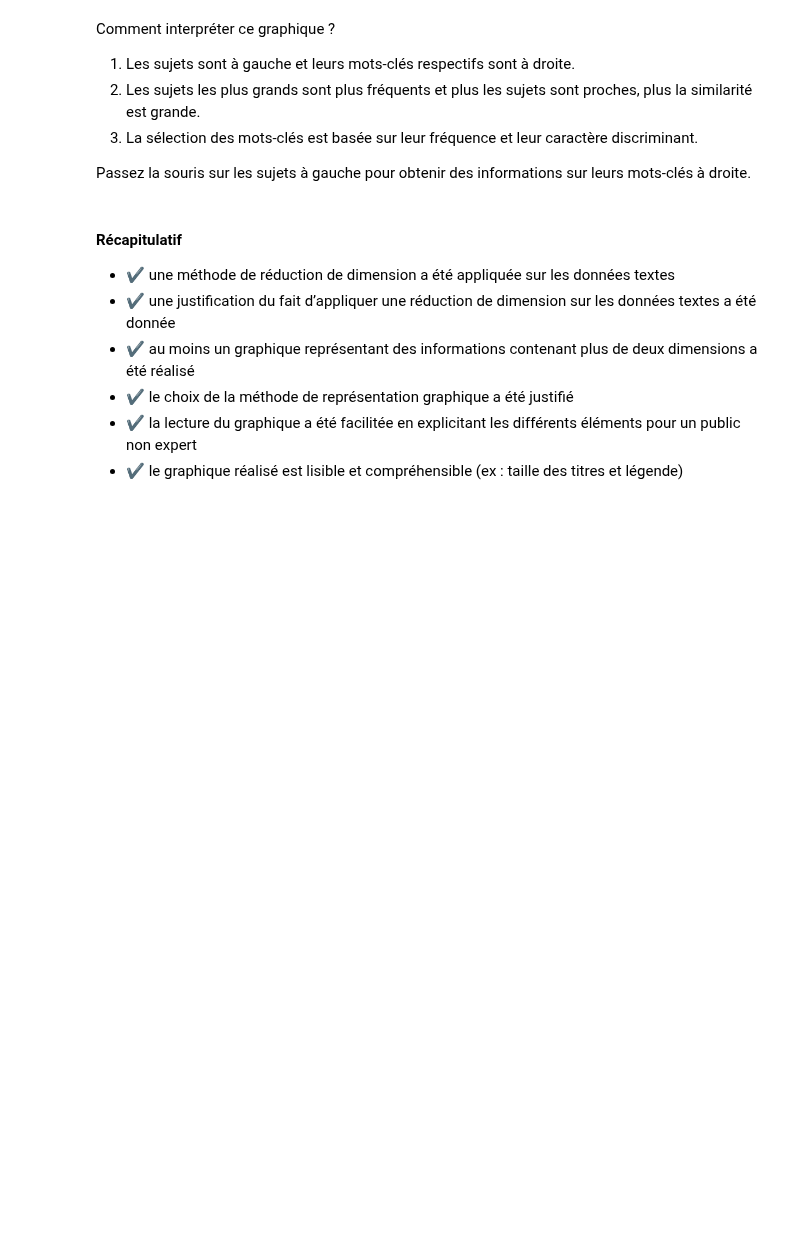
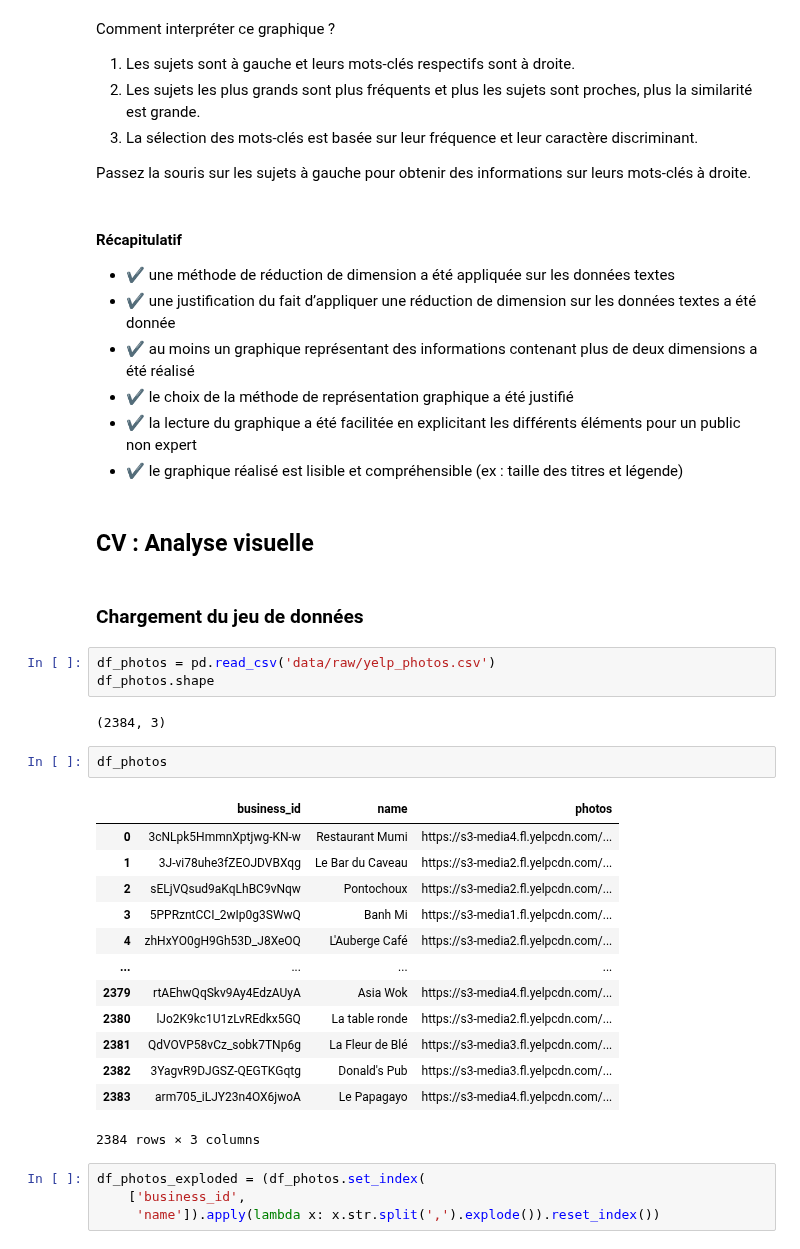
Before and after one commit to Abdess/avis_restau, a Jupyter notebook: P6_01_notebook.ipynb, the cells around one changed output. Drawn from its saved outputs; the diff is of its cells as text; blank space fills up the shorter version.

```diff
--- a/P6_01_notebook.ipynb
+++ b/P6_01_notebook.ipynb
@@ -530,3 +536,32 @@ Passez la souris sur les sujets à gauche pour obtenir des informations sur leur
 - ✔️ le choix de la méthode de représentation graphique a été justifié
 - ✔️ la lecture du graphique a été facilitée en explicitant les différents éléments pour un public non expert
 - ✔️ le graphique réalisé est lisible et compréhensible (ex : taille des titres et légende)
+# %% [markdown]
+## CV : Analyse visuelle
+# %% [markdown]
+### Chargement du jeu de données
+# %%
+df_photos = pd.read_csv('data/raw/yelp_photos.csv')
+df_photos.shape
+# %% [output]
+(2384, 3)
+# %%
+df_photos
+# %% [output]
+|  | business_id | name | photos |
+| 0 | 3cNLpk5HmmnXptjwg-KN-w | Restaurant Mumi | https://s3-media4.fl.yelpcdn.com/... |
+| 1 | 3J-vi78uhe3fZEOJDVBXqg | Le Bar du Caveau | https://s3-media2.fl.yelpcdn.com/... |
+| 2 | sELjVQsud9aKqLhBC9vNqw | Pontochoux | https://s3-media2.fl.yelpcdn.com/... |
+| 3 | 5PPRzntCCI_2wIp0g3SWwQ | Banh Mi | https://s3-media1.fl.yelpcdn.com/... |
+| 4 | zhHxYO0gH9Gh53D_J8XeOQ | L'Auberge Café | https://s3-media2.fl.yelpcdn.com/... |
+| ... | ... | ... | ... |
+| 2379 | rtAEhwQqSkv9Ay4EdzAUyA | Asia Wok | https://s3-media4.fl.yelpcdn.com/... |
+| 2380 | lJo2K9kc1U1zLvREdkx5GQ | La table ronde | https://s3-media2.fl.yelpcdn.com/... |
+| 2381 | QdVOVP58vCz_sobk7TNp6g | La Fleur de Blé | https://s3-media3.fl.yelpcdn.com/... |
+| 2382 | 3YagvR9DJGSZ-QEGTKGqtg | Donald's Pub | https://s3-media3.fl.yelpcdn.com/... |
+| 2383 | arm705_iLJY23n4OX6jwoA | Le Papagayo | https://s3-media4.fl.yelpcdn.com/... |
+2384 rows × 3 columns
+# %%
+df_photos_exploded = (df_photos.set_index(
+    ['business_id',
+     'name']).apply(lambda x: x.str.split(',').explode()).reset_index())
```
Also changed, not shown: parts of 15 cells of this notebook, 11 other files.
